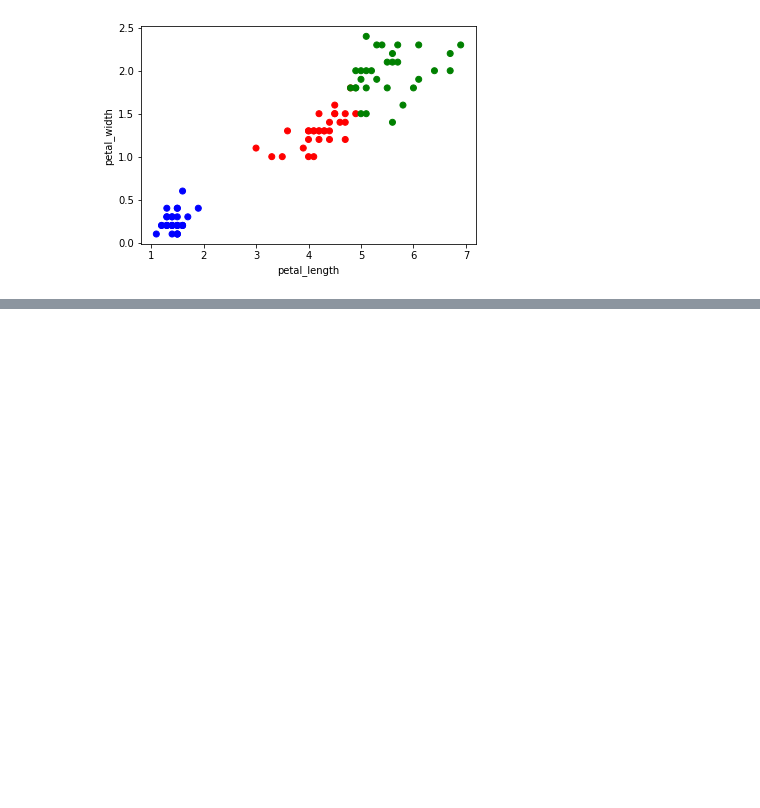
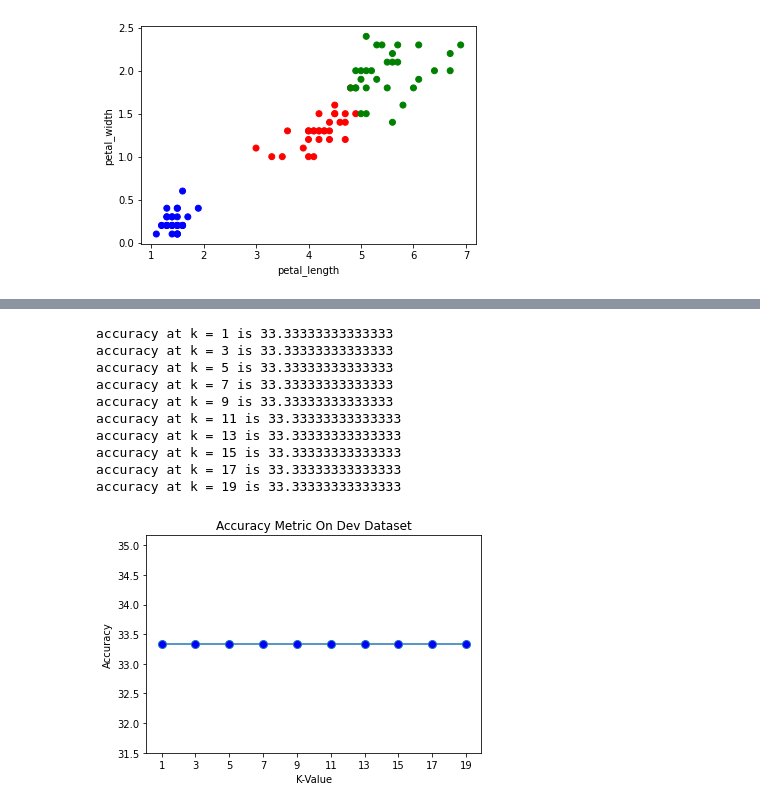
Before and after one commit to alokchandrawal94/Machine-Learning-Codes, a Jupyter notebook: K-Nearest Neighbor.ipynb, the cells around one changed output, grey strips where cells are left out. Saved outputs shown, nothing was run; the diff lists cells and outputs as text; code cells hidden in the pictures; blank space fills up the shorter version.

```diff
--- a/K-Nearest Neighbor.ipynb
+++ b/K-Nearest Neighbor.ipynb
@@ -139,43 +153,44 @@ def calculate_dist(row1,row2):
     distance = 0.0
     d = ()
     for i in range(len(row1)-1):
         distance = distance + abs(row1[i]-row2[i])
-#     distance = math.sqrt(distance)
     return ((row1[-1],row2[-1],distance))
 
-
-
+'''
 
 #Cosine similarity
 def calculate_dist(row1,row2):
     dot_product = 0.0
     x_sq_sum = 0.0
     y_sq_sum = 0.0
     d = ()
     for i in range(len(row1)-1):
         dot_product = dot_product + row1[i]*row2[i]
         x_sq_sum = x_sq_sum + row1[i]**2
         y_sq_sum = y_sq_sum + row2[i]**2
     distance = dot_product / (x_sq_sum * y_sq_sum)
     return ((row1[-1],row2[-1],distance))
 
 
 
 
 
 accuracy_metric = list()
 i=1
 while i <= 19:
     calculate_knn(df_train,df_dev,i,accuracy_metric)
     i+=2
-print(accuracy_metric)
 df = pd.DataFrame(accuracy_metric, columns=['K-Value','Accuracy'])
-display(df)
-plt.plot(df['K-Value'],df['Accuracy'], marker='o', markerfacecolor='blue', markersize=8)
-plt.xlabel('K-Value')
-plt.ylabel('Accuracy')
-plt.title('Accuracy Metric On Dev Dataset')
-plt.xticks(np.arange(1, 21, 2))
-plt.show()
-
-'''
+plot_accracy_metric(df)
+# %% [output]
+accuracy at k = 1 is 33.33333333333333
+accuracy at k = 3 is 33.33333333333333
+accuracy at k = 5 is 33.33333333333333
+accuracy at k = 7 is 33.33333333333333
+accuracy at k = 9 is 33.33333333333333
+accuracy at k = 11 is 33.33333333333333
+accuracy at k = 13 is 33.33333333333333
+accuracy at k = 15 is 33.33333333333333
+accuracy at k = 17 is 33.33333333333333
+accuracy at k = 19 is 33.33333333333333
+[figure, added]
```
Also changed, not shown: parts of 3 cells of this notebook.
